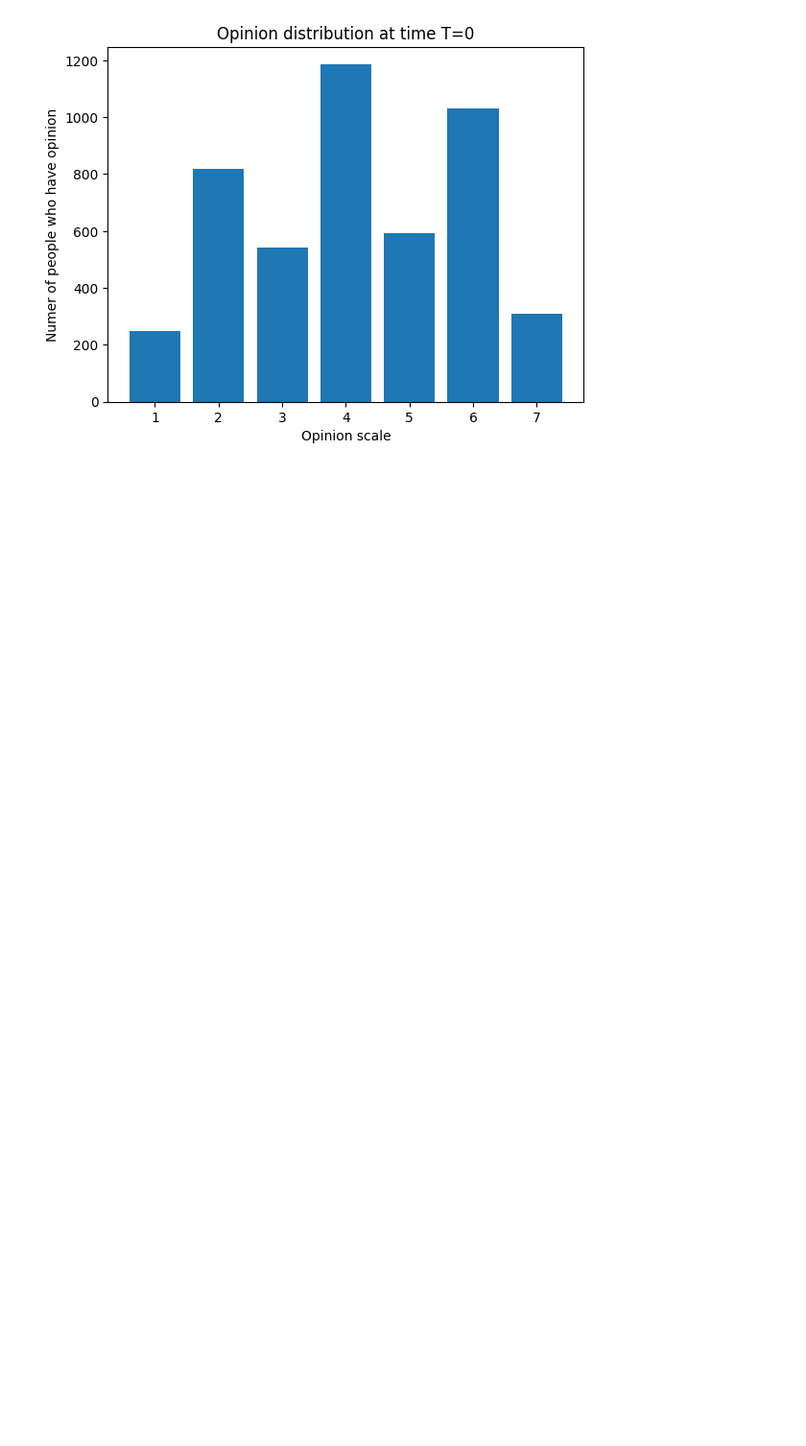
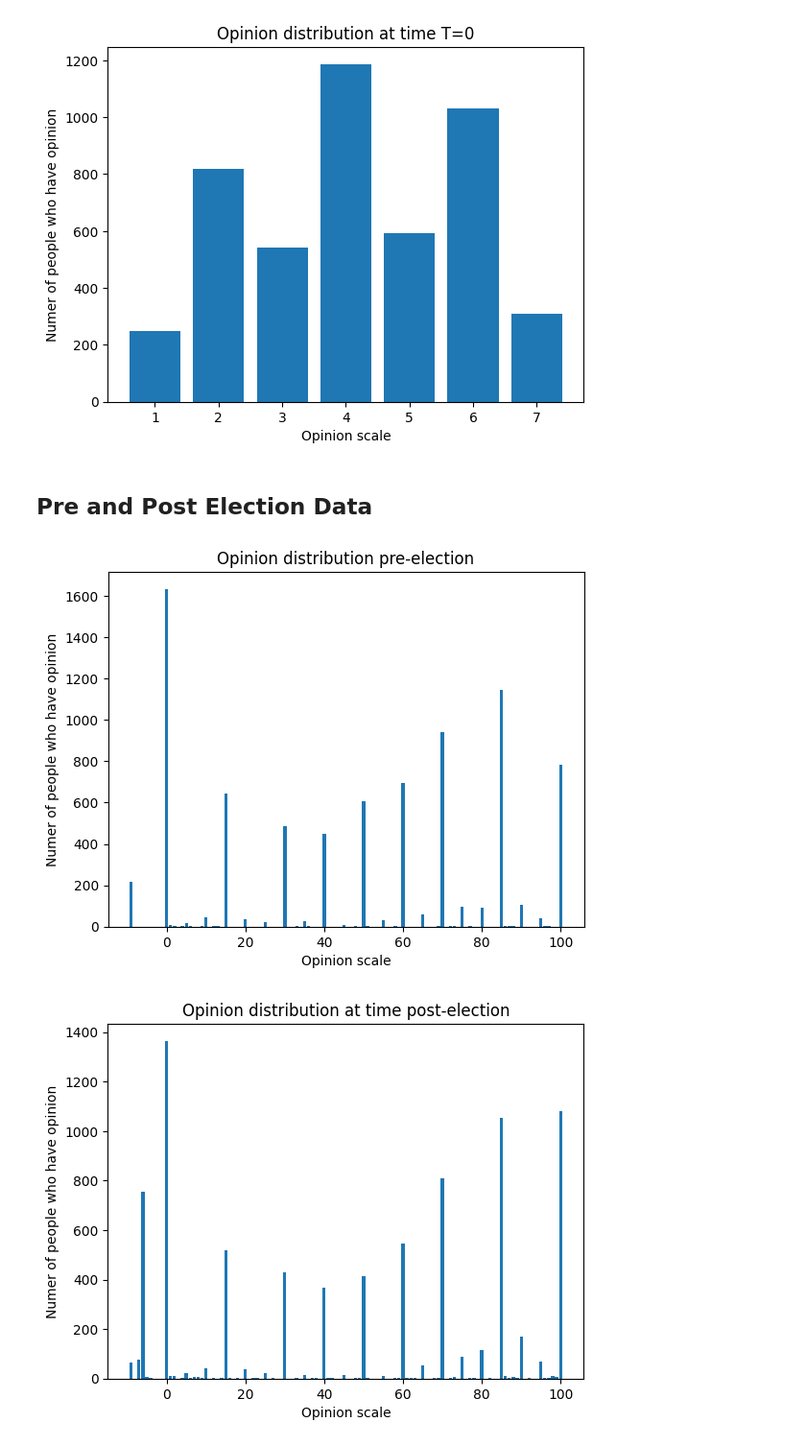
Before and after one commit to triptesh1212/industrial-maths-project-2, a Jupyter notebook: pollingdata.ipynb, the cells around one changed output. Shown at 96% size. Drawn from its saved outputs; the diff is of its cells as text; code cells hidden in the pictures; blank space fills up the shorter version.

Commit message:
Updated with new election data

```diff
--- a/pollingdata.ipynb
+++ b/pollingdata.ipynb
@@ -33,3 +29,33 @@ plt.title(f"Opinion distribution at time T=0")
 plt.show()
 # %% [output]
 [figure]
+# %% [markdown]
+## **Pre and Post Election Data**
+# %%
+#import data
+data = pd.read_csv("anes_timeseries_2020_csv_20220210/anes_timeseries_2020_csv_20220210.csv", usecols = ['V201151', 'V202143'])
+# %%
+remove = [998] # "Refused", "Error", "Havent thought much about this"
+filtered = data[~(data['V201151'].isin(remove) | data['V202143'].isin(remove))]
+removed = data[(data['V201151'].isin(remove) | data['V202143'].isin(remove))]
+
+
+pre = filtered['V201151'].to_numpy()
+post = filtered['V202143'].to_numpy()
+
+
+plt.hist(pre, bins=np.arange(arr.min() - 0.5, arr.max() + 1.5, 1), rwidth=0.8)
+plt.xlabel('Opinion scale')
+plt.ylabel('Numer of people who have opinion')
+plt.title(f"Opinion distribution pre-election")
+plt.show()
+
+
+plt.hist(post, bins=np.arange(arr.min() - 0.5, arr.max() + 1.5, 1), rwidth=0.8)
+plt.xlabel('Opinion scale')
+plt.ylabel('Numer of people who have opinion')
+plt.title(f"Opinion distribution at time post-election")
+plt.show()
+# %% [output]
+[figure, added]
+[figure, added]
```
Also changed, not shown: parts of 2 cells of this notebook, 2 other files.
